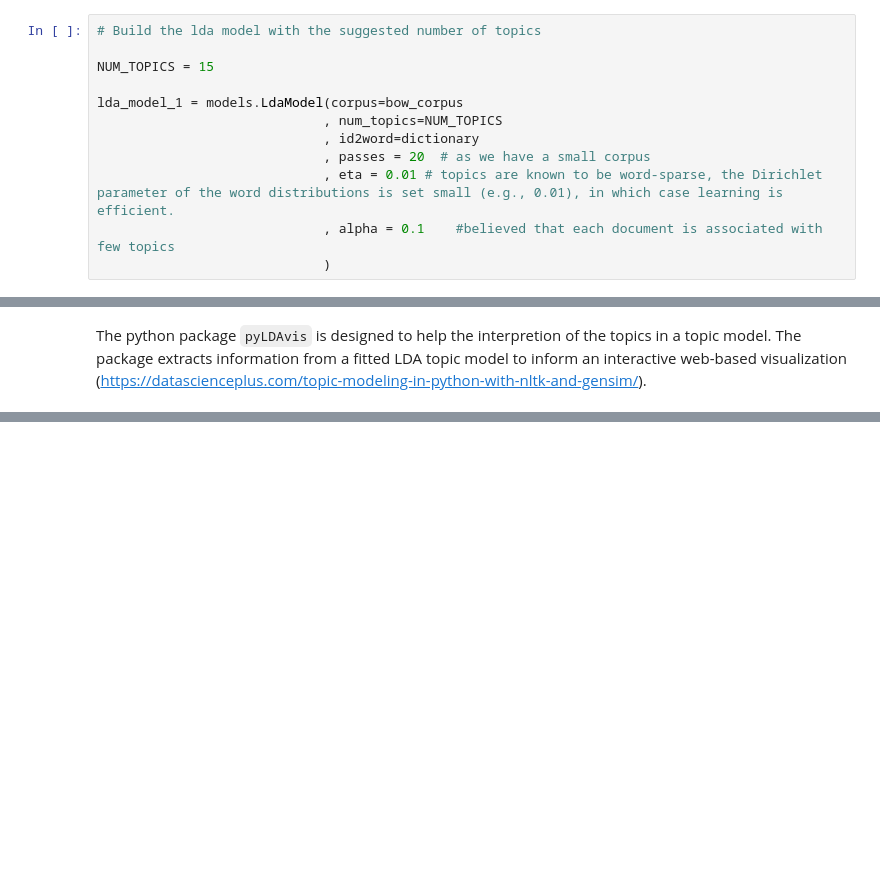
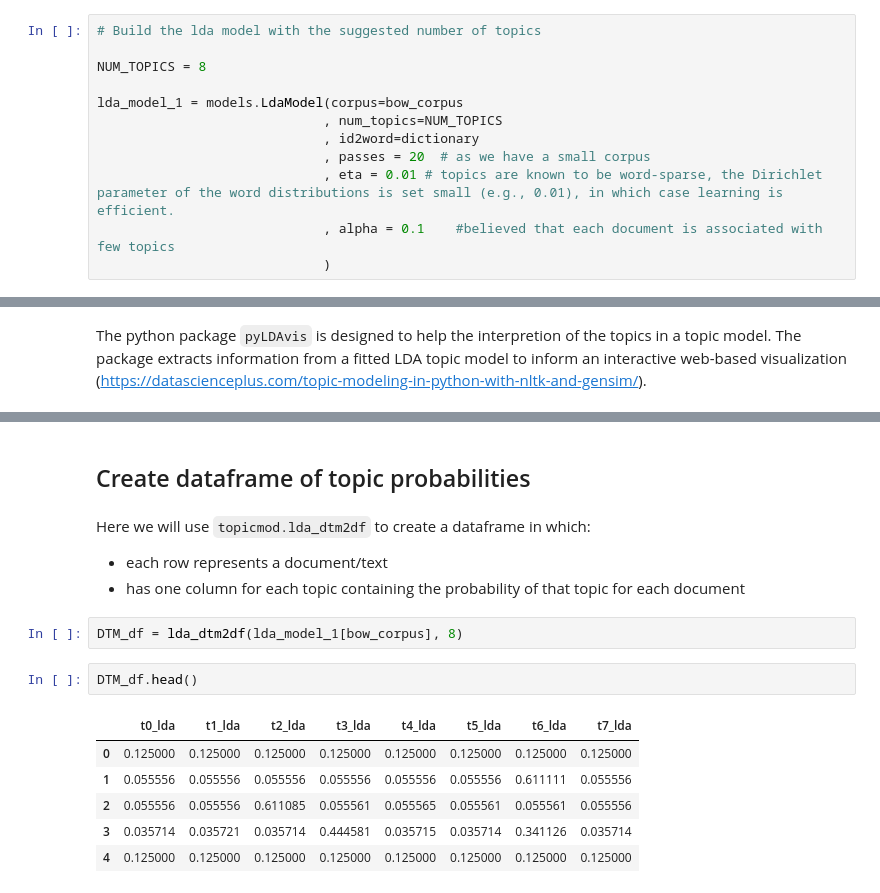
Before and after one commit to mamonu/bumblebee, a Jupyter notebook: examples/Example4_topicmod_functions.ipynb, the cells around one changed output, grey strips where cells are left out. Saved outputs shown, nothing was run; the diff lists cells and outputs as text; blank space fills up the shorter version.

````diff
--- a/examples/Example4_topicmod_functions.ipynb
+++ b/examples/Example4_topicmod_functions.ipynb
@@ -393,7 +349,7 @@ plt.show()
 # %%
 # Build the lda model with the suggested number of topics
 
-NUM_TOPICS = 15
+NUM_TOPICS = 8
 
 lda_model_1 = models.LdaModel(corpus=bow_corpus
                              , num_topics=NUM_TOPICS
@@ -456,0 +430,17 @@ The size of the bubble measures the importance of the topics, relative to the da
+# %% [markdown]
+## Create dataframe of topic probabilities
+# %% [markdown]
+Here we will use ```topicmod.lda_dtm2df``` to create a dataframe in which:
+- each row represents a document/text
+- has one column for each topic containing the probability of that topic for each document
+# %%
+DTM_df = lda_dtm2df(lda_model_1[bow_corpus], 8)
+# %%
+DTM_df.head()
+# %% [output]
+|  | t0_lda | t1_lda | t2_lda | t3_lda | t4_lda | t5_lda | t6_lda | t7_lda |
+| 0 | 0.125000 | 0.125000 | 0.125000 | 0.125000 | 0.125000 | 0.125000 | 0.125000 | 0.125000 |
+| 1 | 0.055556 | 0.055556 | 0.055556 | 0.055556 | 0.055556 | 0.055556 | 0.611111 | 0.055556 |
+| 2 | 0.055556 | 0.055556 | 0.611085 | 0.055561 | 0.055565 | 0.055561 | 0.055561 | 0.055556 |
+| 3 | 0.035714 | 0.035721 | 0.035714 | 0.444581 | 0.035715 | 0.035714 | 0.341126 | 0.035714 |
+| 4 | 0.125000 | 0.125000 | 0.125000 | 0.125000 | 0.125000 | 0.125000 | 0.125000 | 0.125000 |
````
Also changed, not shown: parts of 60 cells of this notebook.
